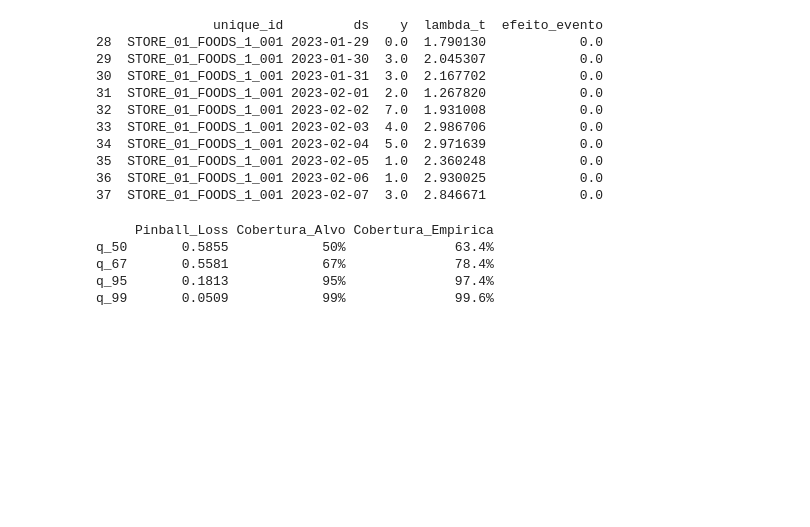
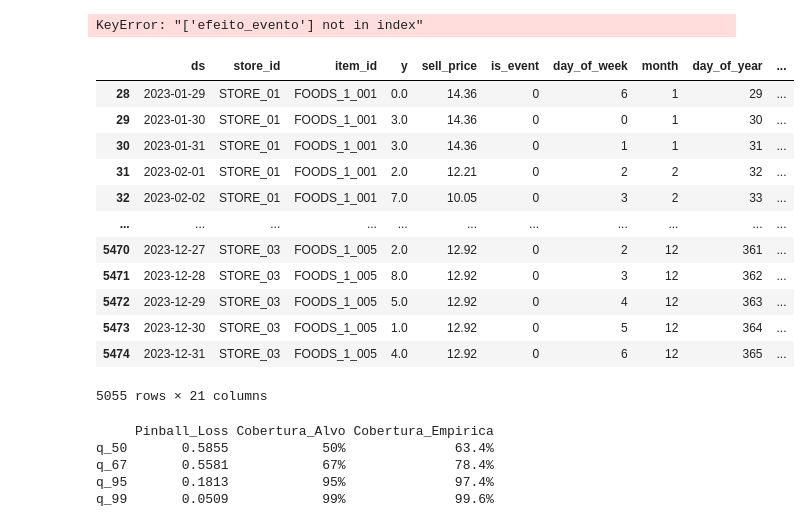
Before and after one commit to heylucasleao/forecasting, a Jupyter notebook: Lokad & Vekia/vokad_m5_competition/eda.ipynb, the cells around one changed output. Drawn from its saved outputs; the diff is of its cells as text; code cells hidden in the pictures; blank space fills up the shorter version.

```diff
--- a/Lokad & Vekia/vokad_m5_competition/eda.ipynb
+++ b/Lokad & Vekia/vokad_m5_competition/eda.ipynb
@@ -218,17 +207,7 @@ df_estruturado.loc[df_estruturado["efeito_evento"] > 0,['unique_id', 'ds', 'y',
 # %%
-print(df_estruturado[['unique_id', 'ds', 'y', 'lambda_t', 'efeito_evento']].head(10))
+print(df_estruturado[['unique_id', 'ds', 'y', 'lambda_t']].head(10))
 # %% [output]
-               unique_id         ds    y  lambda_t  efeito_evento
-28  STORE_01_FOODS_1_001 2023-01-29  0.0  1.790130            0.0
-29  STORE_01_FOODS_1_001 2023-01-30  3.0  2.045307            0.0
-30  STORE_01_FOODS_1_001 2023-01-31  3.0  2.167702            0.0
-31  STORE_01_FOODS_1_001 2023-02-01  2.0  1.267820            0.0
-32  STORE_01_FOODS_1_001 2023-02-02  7.0  1.931008            0.0
-33  STORE_01_FOODS_1_001 2023-02-03  4.0  2.986706            0.0
-34  STORE_01_FOODS_1_001 2023-02-04  5.0  2.971639            0.0
-35  STORE_01_FOODS_1_001 2023-02-05  1.0  2.360248            0.0
-36  STORE_01_FOODS_1_001 2023-02-06  1.0  2.930025            0.0
-37  STORE_01_FOODS_1_001 2023-02-07  3.0  2.846671            0.0
+KeyError: "['efeito_evento'] not in index"
 # %%
 import numpy as np
 import pandas as pd
@@ -317,6 +296,22 @@ df_etapa3 = estimar_parametro_dispersao(df_estruturado)
 # 2. Gerar as saídas probabilísticas em quantis (Etapas 4 e 6)
 quantis_alvo = [0.50, 0.67, 0.95, 0.99]
 df_saida_final = gerar_quantis_demanda(df_etapa3, quantis=quantis_alvo)
+# %%
+df_etapa3
+# %% [output]
+|  | ds | store_id | item_id | y | sell_price | is_event | day_of_week | month | day_of_year | ... |
+| 28 | 2023-01-29 | STORE_01 | FOODS_1_001 | 0.0 | 14.36 | 0 | 6 | 1 | 29 | ... |
+| 29 | 2023-01-30 | STORE_01 | FOODS_1_001 | 3.0 | 14.36 | 0 | 0 | 1 | 30 | ... |
+| 30 | 2023-01-31 | STORE_01 | FOODS_1_001 | 3.0 | 14.36 | 0 | 1 | 1 | 31 | ... |
+| 31 | 2023-02-01 | STORE_01 | FOODS_1_001 | 2.0 | 12.21 | 0 | 2 | 2 | 32 | ... |
+| 32 | 2023-02-02 | STORE_01 | FOODS_1_001 | 7.0 | 10.05 | 0 | 3 | 2 | 33 | ... |
+| ... | ... | ... | ... | ... | ... | ... | ... | ... | ... | ... |
+| 5470 | 2023-12-27 | STORE_03 | FOODS_1_005 | 2.0 | 12.92 | 0 | 2 | 12 | 361 | ... |
+| 5471 | 2023-12-28 | STORE_03 | FOODS_1_005 | 8.0 | 12.92 | 0 | 3 | 12 | 362 | ... |
+| 5472 | 2023-12-29 | STORE_03 | FOODS_1_005 | 5.0 | 12.92 | 0 | 4 | 12 | 363 | ... |
+| 5473 | 2023-12-30 | STORE_03 | FOODS_1_005 | 1.0 | 12.92 | 0 | 5 | 12 | 364 | ... |
+| 5474 | 2023-12-31 | STORE_03 | FOODS_1_005 | 4.0 | 12.92 | 0 | 6 | 12 | 365 | ... |
+5055 rows × 21 columns
 # %%
 import numpy as np
 import pandas as pd
```
Also changed, not shown: parts of 2 cells of this notebook, 1 other file.
